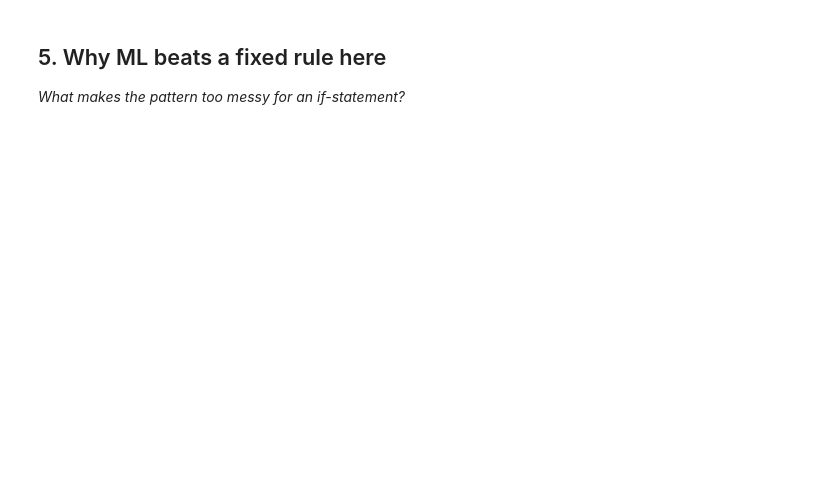
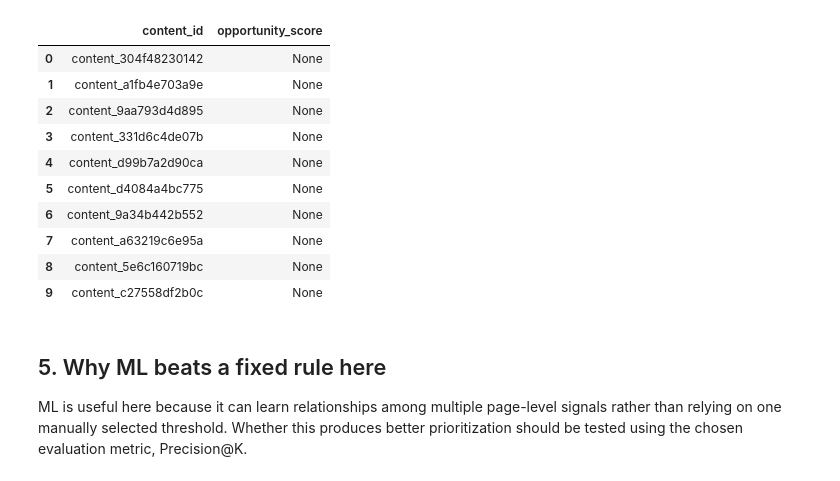
Before and after one commit to noormangi17/flyrank-ml-internship, a Jupyter notebook: work/notebooks/w02_ml_task_framing.ipynb, the cells around one changed output. Drawn from its saved outputs; the diff is of its cells as text; code cells hidden in the pictures; blank space fills up the shorter version.

```diff
--- a/work/notebooks/w02_ml_task_framing.ipynb
+++ b/work/notebooks/w02_ml_task_framing.ipynb
@@ -37,7 +128,25 @@ This skeleton is yours to fill. Work the sections **in order** — each one has
+# %%
+target_sketch = df[["content_id"]].head(10).copy()
+
+target_sketch["opportunity_score"] = None
+
+target_sketch
+# %% [output]
+|  | content_id | opportunity_score |
+| 0 | content_304f48230142 | None |
+| 1 | content_a1fb4e703a9e | None |
+| 2 | content_9aa793d4d895 | None |
+| 3 | content_331d6c4de07b | None |
+| 4 | content_d99b7a2d90ca | None |
+| 5 | content_d4084a4bc775 | None |
+| 6 | content_9a34b442b552 | None |
+| 7 | content_a63219c6e95a | None |
+| 8 | content_5e6c160719bc | None |
+| 9 | content_c27558df2b0c | None |
 # %% [markdown]
 ## 5. Why ML beats a fixed rule here
 
-*What makes the pattern too messy for an if-statement?*
+ML is useful here because it can learn relationships among multiple page-level signals rather than relying on one manually selected threshold. Whether this produces better prioritization should be tested using the chosen evaluation metric, Precision@K.
 # %%
 # This cell is for CODE (numbers, a query, a check).
 # Write your text answer in the cell ABOVE this one — typing sentences here breaks Run All.
```
Also changed, not shown: parts of 9 cells of this notebook.
